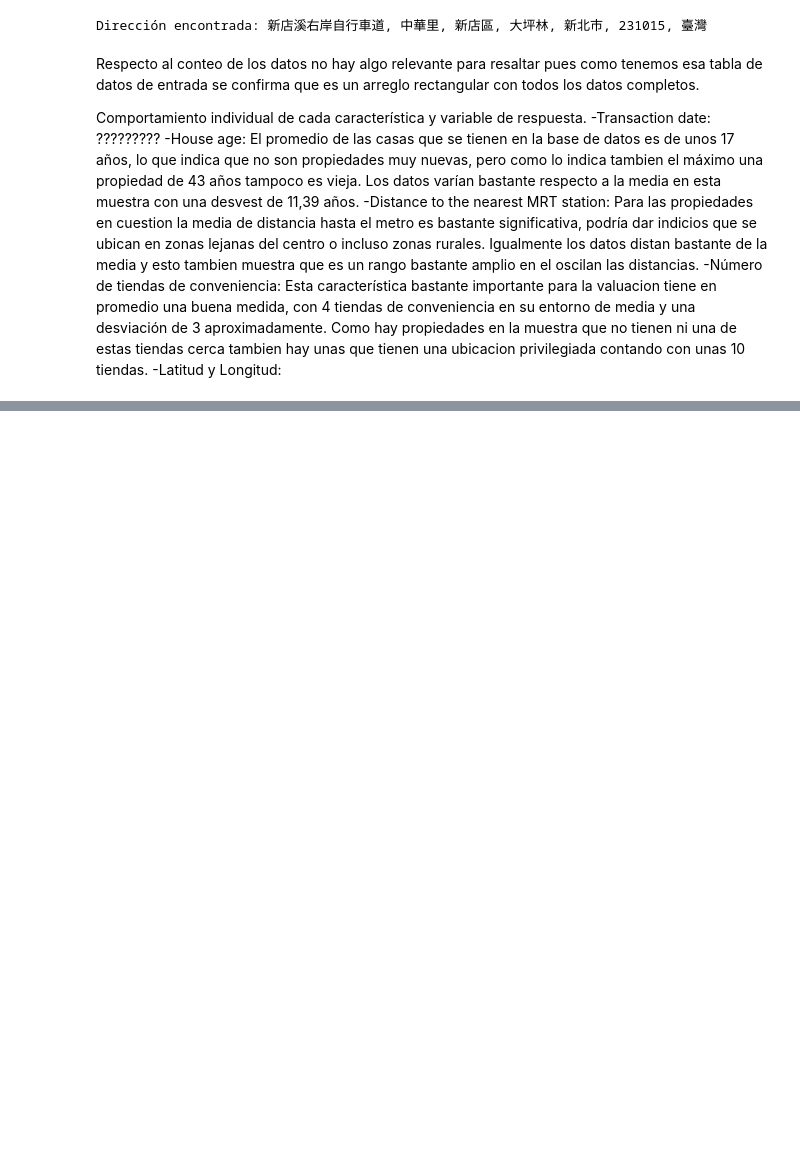
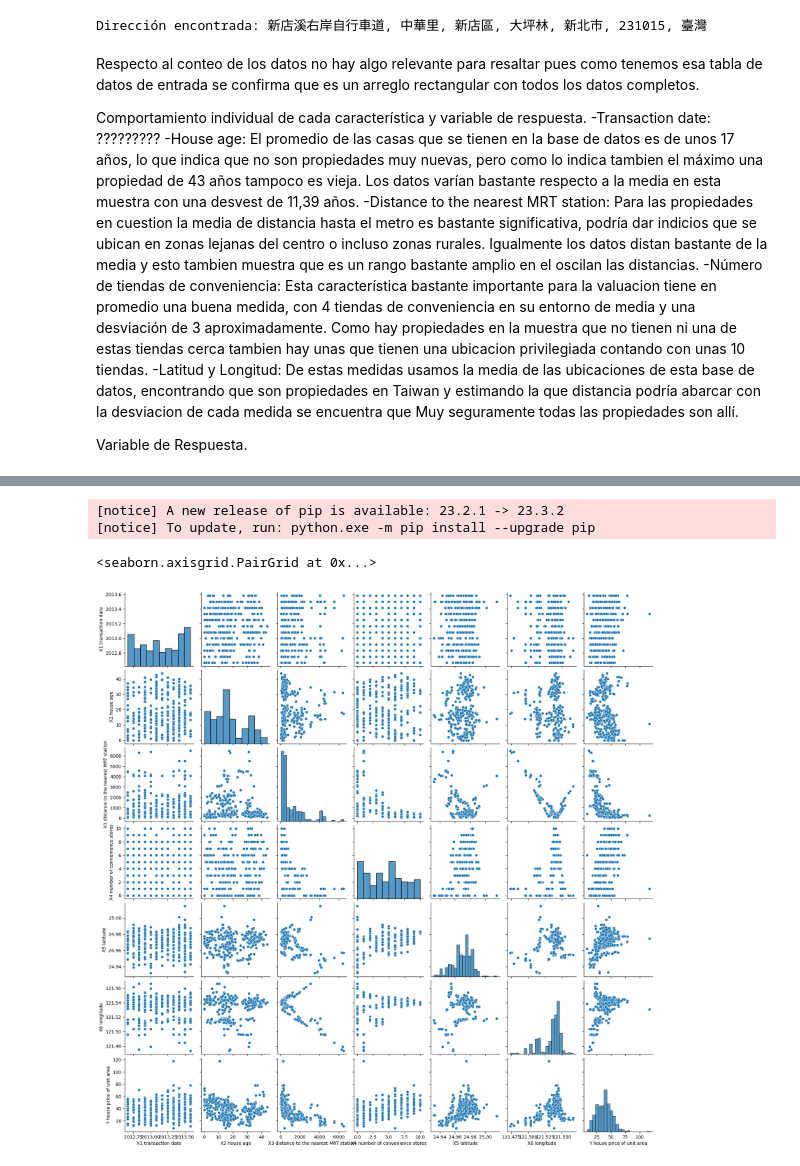
Before and after one commit to Julian-Leon/Taller-3, a Jupyter notebook: codigo.ipynb, the cells around one changed output, grey strips where cells are left out. Saved outputs shown, nothing was run; the diff lists cells and outputs as text; code cells hidden in the pictures; blank space fills up the shorter version.

```diff
--- a/codigo.ipynb
+++ b/codigo.ipynb
@@ -84,4 +84,17 @@ Comportamiento individual de cada característica y variable de respuesta.
 -House age: El promedio de las casas que se tienen en la base de datos es de unos 17 años, lo que indica que no son propiedades muy nuevas, pero como lo indica tambien el máximo una propiedad de 43 años tampoco es vieja. Los datos varían bastante respecto a la media en esta muestra con una desvest de 11,39 años.
 -Distance to the nearest MRT station: Para las propiedades en cuestion la media de distancia hasta el metro es bastante significativa, podría dar indicios que se ubican en zonas lejanas del centro o incluso zonas rurales. Igualmente los datos distan bastante de la media y esto tambien muestra que es un rango bastante amplio en el oscilan las distancias.
 -Número de tiendas de conveniencia: Esta característica bastante importante para la valuacion tiene en promedio una buena medida, con 4 tiendas de conveniencia en su entorno de media y una desviación de 3 aproximadamente. Como hay propiedades en la muestra que no tienen ni una de estas tiendas cerca tambien hay unas que tienen una ubicacion privilegiada contando con unas 10 tiendas.
--Latitud y Longitud:
+-Latitud y Longitud: De estas medidas usamos la media de las ubicaciones de esta base de datos, encontrando que son propiedades en Taiwan y estimando la que distancia podría abarcar con la desviacion de cada medida se encuentra que Muy seguramente todas las propiedades son allí.
+
+
+Variable de Respuesta.
+# %%
+%pip install seaborn
+import seaborn as sns
+
+#Trifo la librería seaborn para visualizar los datos.
+
+%matplotlib inline
+
+sns.pairplot(data,)
+# %% [output]
@@ -87,0 +117,4 @@ Comportamiento individual de cada característica y variable de respuesta.
+[notice] A new release of pip is available: 23.2.1 -> 23.3.2
+[notice] To update, run: python.exe -m pip install --upgrade pip
+<seaborn.axisgrid.PairGrid at 0x...>
+[figure, added]
```
Also changed, not shown: parts of 4 cells of this notebook.
